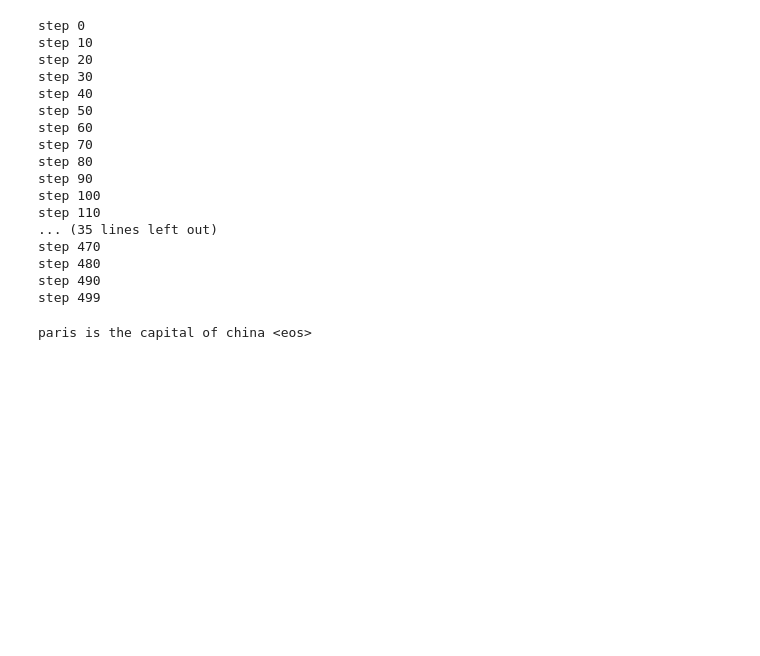
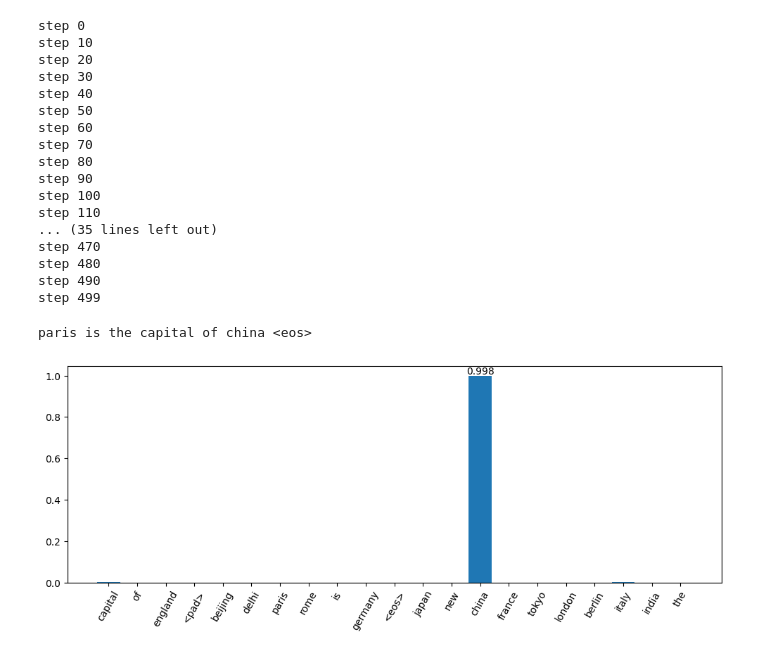
Before and after one commit to cthiriet/gpt-lab, a Jupyter notebook: babygpt-trip.ipynb, the cells around one changed output. Drawn from its saved outputs; the diff is of its cells as text; code cells hidden in the pictures; blank space fills up the shorter version.

```diff
--- a/babygpt-trip.ipynb
+++ b/babygpt-trip.ipynb
@@ -558,3 +601,10 @@ decoded = decode(generated)
 print(decoded)
 # %% [output]
 paris is the capital of china <eos>
+# %%
+x = torch.tensor(encode('paris is the capital of'), device=device).unsqueeze(0)
+logits, loss, attention_weights = model(torch.tensor(x))
+# %%
+plot_probs_last_token(logits)
+# %% [output]
+[figure, added]
```
Also changed, not shown: parts of 11 cells of this notebook.
